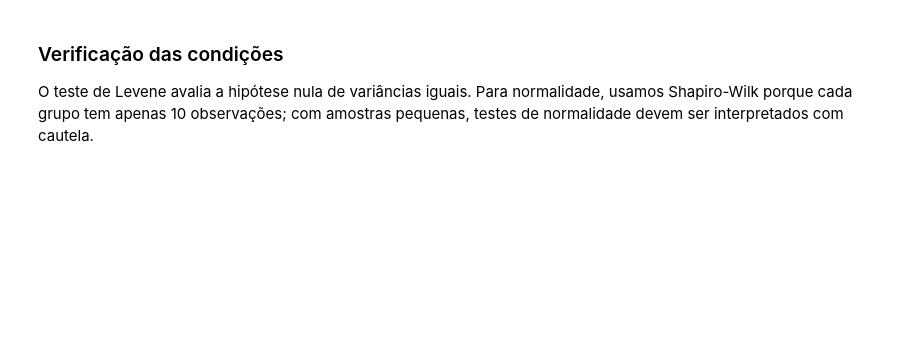
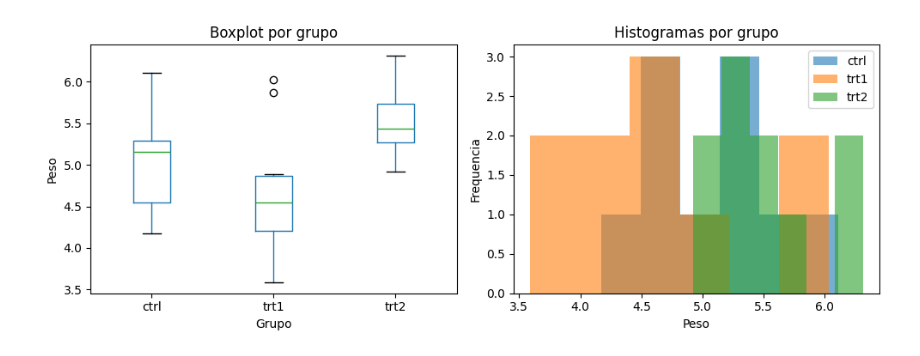
Before and after one commit to AILAB-CEFET-RJ/gcc1625, a Jupyter notebook: notebooks/05_testes_hipoteses_anova.ipynb, the cells around one changed output. Saved outputs shown, nothing was run; the diff lists cells and outputs as text; code cells hidden in the pictures; blank space fills up the shorter version.

Commit message:
Atualiza conteúdo sobre testes de hipóteses

```diff
--- a/notebooks/05_testes_hipoteses_anova.ipynb
+++ b/notebooks/05_testes_hipoteses_anova.ipynb
@@ -109,7 +210,9 @@ Este exemplo corresponde à Seção 5.1 das notas. A variável independente é `
 # %%
+plantgrowth_csv = 'rownames,weight,group\n1,4.17,ctrl\n2,5.58,ctrl\n3,5.18,ctrl\n4,6.11,ctrl\n5,4.50,ctrl\n6,4.61,ctrl\n7,5.17,ctrl\n8,4.53,ctrl\n9,5.33,ctrl\n10,5.14,ctrl\n11,4.81,trt1\n12,4.17,trt1\n13,4.41,trt1\n14,3.59,trt1\n15,5.87,trt1\n16,3.83,trt1\n17,6.03,trt1\n18,4.89,trt1\n19,4.32,trt1\n20,4.69,trt1\n21,6.31,trt2\n22,5.12,trt2\n23,5.54,trt2\n24,5.50,trt2\n25,5.37,trt2\n26,5.29,trt2\n27,4.92,trt2\n28,6.15,trt2\n29,5.80,trt2\n30,5.26,trt2\n'
+
 try:
-    frutos_df = pd.read_csv("https://vincentarelbundock.github.io/Rdatasets/csv/datasets/PlantGrowth.csv")
-except Exception:
-    frutos_df = pd.read_csv(StringIO('rownames,weight,group\n1,4.17,ctrl\n2,5.58,ctrl\n3,5.18,ctrl\n4,6.11,ctrl\n5,4.50,ctrl\n6,4.61,ctrl\n7,5.17,ctrl\n8,4.53,ctrl\n9,5.33,ctrl\n10,5.14,ctrl\n11,4.81,trt1\n12,4.17,trt1\n13,4.41,trt1\n14,3.59,trt1\n15,5.87,trt1\n16,3.83,trt1\n17,6.03,trt1\n18,4.89,trt1\n19,4.32,trt1\n20,4.69,trt1\n21,6.31,trt2\n22,5.12,trt2\n23,5.54,trt2\n24,5.50,trt2\n25,5.37,trt2\n26,5.29,trt2\n27,4.92,trt2\n28,6.15,trt2\n29,5.80,trt2\n30,5.26,trt2\n'))
+    frutos_df = pd.read_csv(DATA_DIR / 'PlantGrowth.csv')
+except FileNotFoundError:
+    frutos_df = pd.read_csv(StringIO(plantgrowth_csv))
 
 frutos_df.head()
@@ -125,4 +234,0 @@ plt.show()
-# %% [markdown]
-### Verificação das condições
-
-O teste de Levene avalia a hipótese nula de variâncias iguais. Para normalidade, usamos Shapiro-Wilk porque cada grupo tem apenas 10 observações; com amostras pequenas, testes de normalidade devem ser interpretados com cautela.
@@ -131,0 +235,18 @@ verificar_condicoes(grupos_frutos)
+# %%
+fig, axes = plt.subplots(1, 2, figsize=(10, 4))
+frutos_df.boxplot(column='weight', by='group', grid=False, ax=axes[0])
+axes[0].set_title('Boxplot por grupo')
+axes[0].set_xlabel('Grupo')
+axes[0].set_ylabel('Peso')
+
+for grupo, valores in grupos_frutos.items():
+    axes[1].hist(valores, alpha=0.6, bins=6, label=grupo)
+axes[1].set_title('Histogramas por grupo')
+axes[1].set_xlabel('Peso')
+axes[1].set_ylabel('Frequencia')
+axes[1].legend()
+plt.suptitle('')
+plt.tight_layout()
+plt.show()
+# %% [output]
+[figure, added]
```
Also changed, not shown: parts of 53 cells of this notebook, 2 other files.
